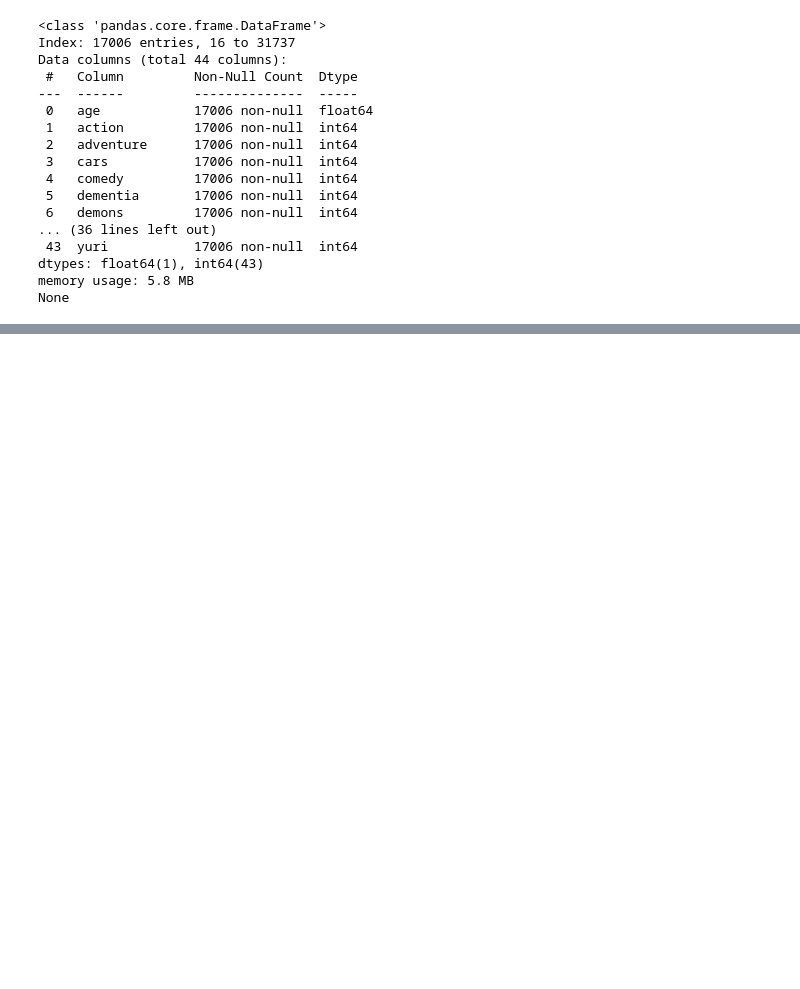
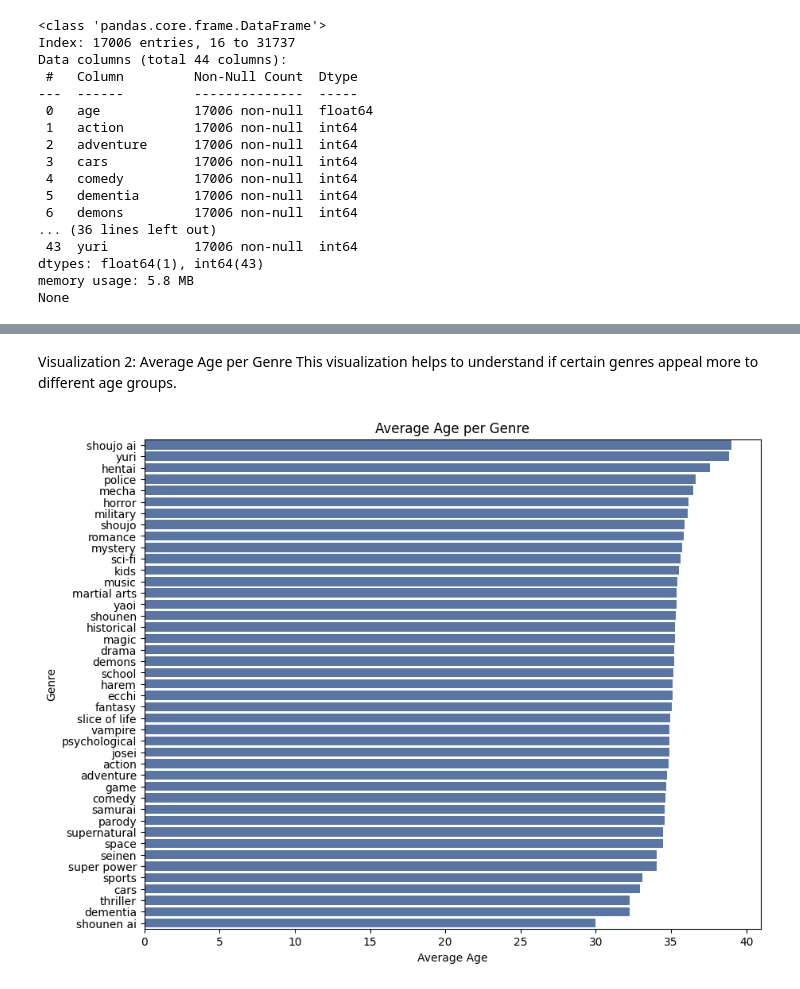
Before and after one commit to aryalkoshish/Anime-Recommendation-System, a Jupyter notebook: age-genre.ipynb, the cells around one changed output, grey strips where cells are left out. Cells and saved outputs as stored; diff of their text form; code cells hidden in the pictures; blank space fills up the shorter version.

```diff
--- a/age-genre.ipynb
+++ b/age-genre.ipynb
@@ -463,0 +481,23 @@ None
+# %% [markdown]
+ Visualization 2: Average Age per Genre
+ This visualization helps to understand if certain genres appeal more to different age groups.
+# %%
+# Create a list of genre columns
+genres = df.columns.drop('age')
+
+# Calculate average age for each genre
+avg_age_per_genre = {genre: df[df[genre] == 1]['age'].mean() for genre in genres}
+
+# Convert to Series for easy plotting
+avg_age_series = pd.Series(avg_age_per_genre).sort_values(ascending=False)
+
+# Plot
+sns.set_palette("deep")
+plt.figure(figsize=(10, 8))
+sns.barplot(x=avg_age_series.values, y=avg_age_series.index)
+plt.title('Average Age per Genre')
+plt.xlabel('Average Age')
+plt.ylabel('Genre')
+plt.show()
+# %% [output]
+[figure, added]
```
Also changed, not shown: parts of 14 cells of this notebook.
